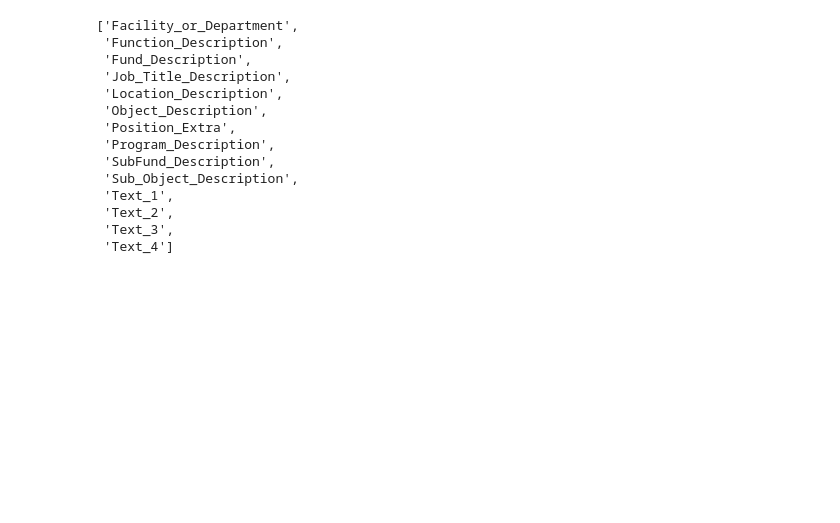
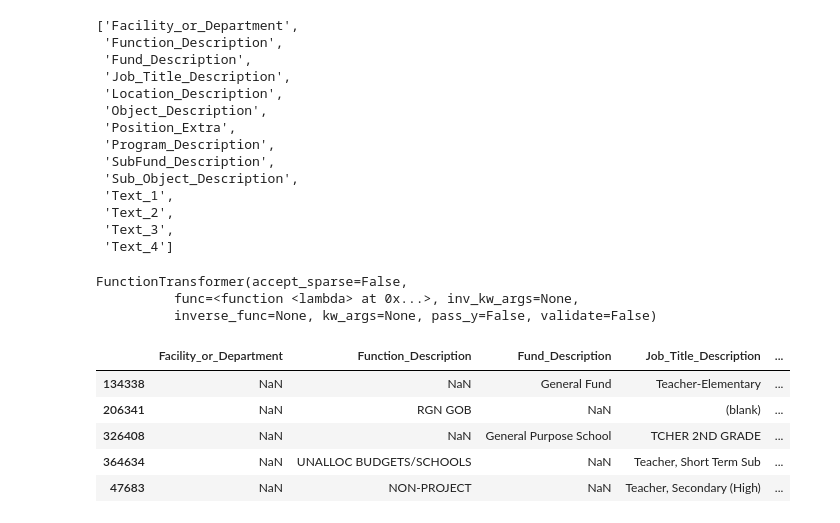
Before and after one commit to awoziji/SchoolBudgetData, a Jupyter notebook: SchoolBudgetData.ipynb, the cells around one changed output. Saved outputs shown, nothing was run; the diff lists cells and outputs as text; code cells hidden in the pictures; blank space fills up the shorter version.

Commit message:
Using FunctionTransformer() to separate numeric and text data

```diff
--- a/SchoolBudgetData.ipynb
+++ b/SchoolBudgetData.ipynb
@@ -784,0 +789,15 @@ TEXT_COLUMNS
+# %%
+get_numeric_data
+# %% [output]
+FunctionTransformer(accept_sparse=False,
+          func=<function <lambda> at 0x...>, inv_kw_args=None,
+          inverse_func=None, kw_args=None, pass_y=False, validate=False)
+# %%
+df_train[TEXT_COLUMNS].head()
+# %% [output]
+|  | Facility_or_Department | Function_Description | Fund_Description | Job_Title_Description | ... |
+| 134338 | NaN | NaN | General Fund | Teacher-Elementary | ... |
+| 206341 | NaN | RGN GOB | NaN | (blank) | ... |
+| 326408 | NaN | NaN | General Purpose School | TCHER 2ND GRADE | ... |
+| 364634 | NaN | UNALLOC BUDGETS/SCHOOLS | NaN | Teacher, Short Term Sub | ... |
+| 47683 | NaN | NON-PROJECT | NaN | Teacher, Secondary (High) | ... |
```
Also changed, not shown: parts of 8 cells of this notebook.
